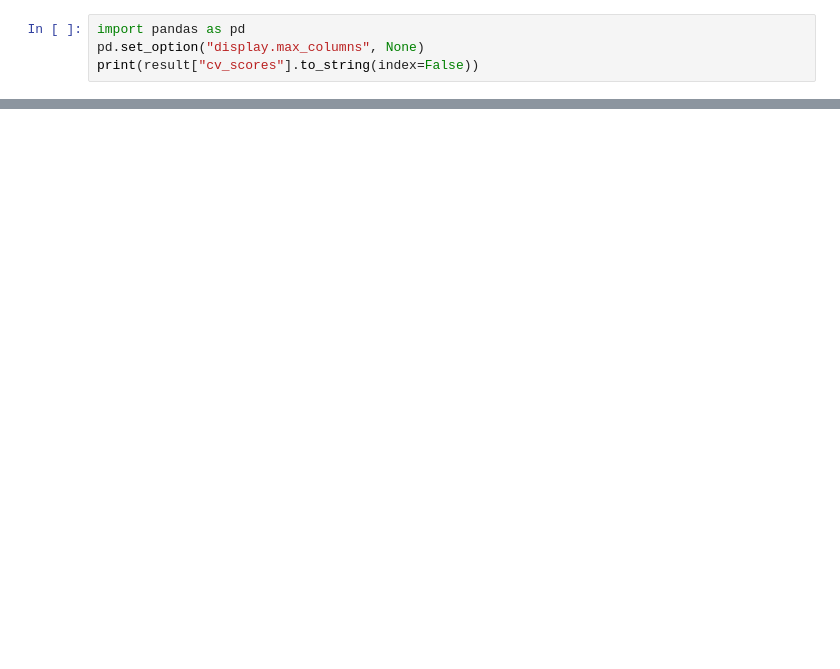
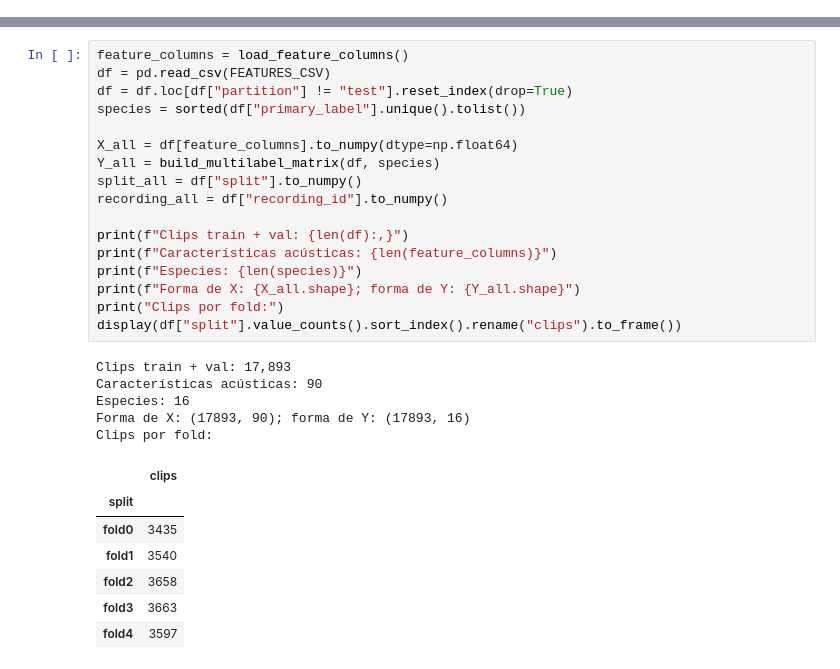
Before and after one commit to veroserna/Proyecto-1-MIAA, a Jupyter notebook: notebooks/hito5_baseline_svm.ipynb, the cells around one changed output, grey strips where cells are left out. Saved outputs shown, nothing was run; the diff lists cells and outputs as text; blank space fills up the shorter version.

```diff
--- a/notebooks/hito5_baseline_svm.ipynb
+++ b/notebooks/hito5_baseline_svm.ipynb
@@ -94,4 +0,0 @@ print(json.dumps(result["config"], indent=2, ensure_ascii=False))
-# %%
-import pandas as pd
-pd.set_option("display.max_columns", None)
-print(result["cv_scores"].to_string(index=False))
@@ -124,0 +60,30 @@ Gradient Boosting, busqueda de hiperparametros).
+# %%
+feature_columns = load_feature_columns()
+df = pd.read_csv(FEATURES_CSV)
+df = df.loc[df["partition"] != "test"].reset_index(drop=True)
+species = sorted(df["primary_label"].unique().tolist())
+
+X_all = df[feature_columns].to_numpy(dtype=np.float64)
+Y_all = build_multilabel_matrix(df, species)
+split_all = df["split"].to_numpy()
+recording_all = df["recording_id"].to_numpy()
+
+print(f"Clips train + val: {len(df):,}")
+print(f"Características acústicas: {len(feature_columns)}")
+print(f"Especies: {len(species)}")
+print(f"Forma de X: {X_all.shape}; forma de Y: {Y_all.shape}")
+print("Clips por fold:")
+display(df["split"].value_counts().sort_index().rename("clips").to_frame())
+# %% [output]
+Clips train + val: 17,893
+Características acústicas: 90
+Especies: 16
+Forma de X: (17893, 90); forma de Y: (17893, 16)
+Clips por fold:
+|  | clips |
+| split |  |
+| fold0 | 3435 |
+| fold1 | 3540 |
+| fold2 | 3658 |
+| fold3 | 3663 |
+| fold4 | 3597 |
```
Also changed, not shown: parts of 22 cells of this notebook, 9 other files.
